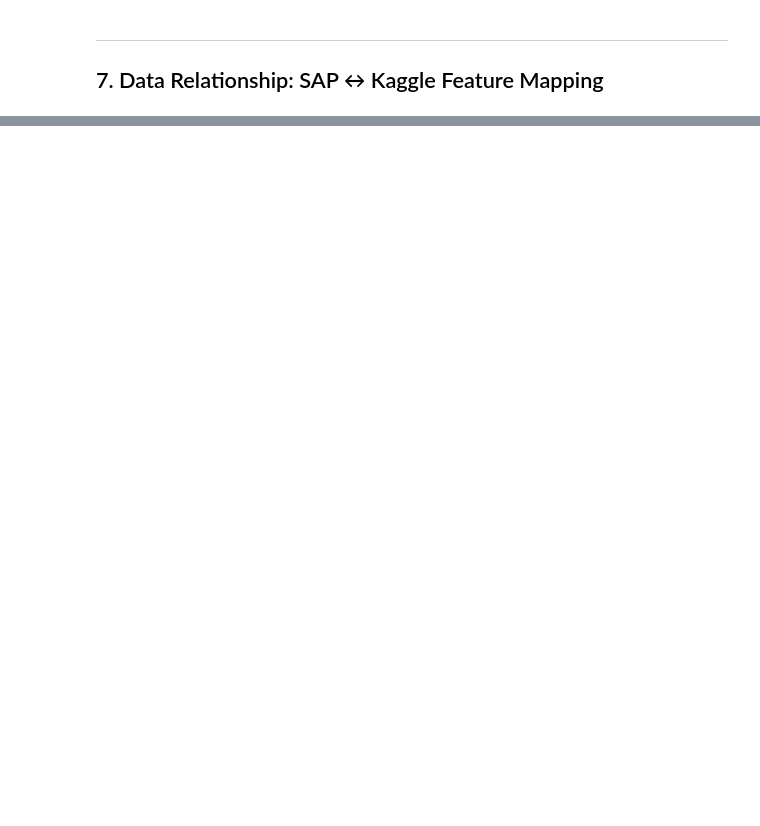
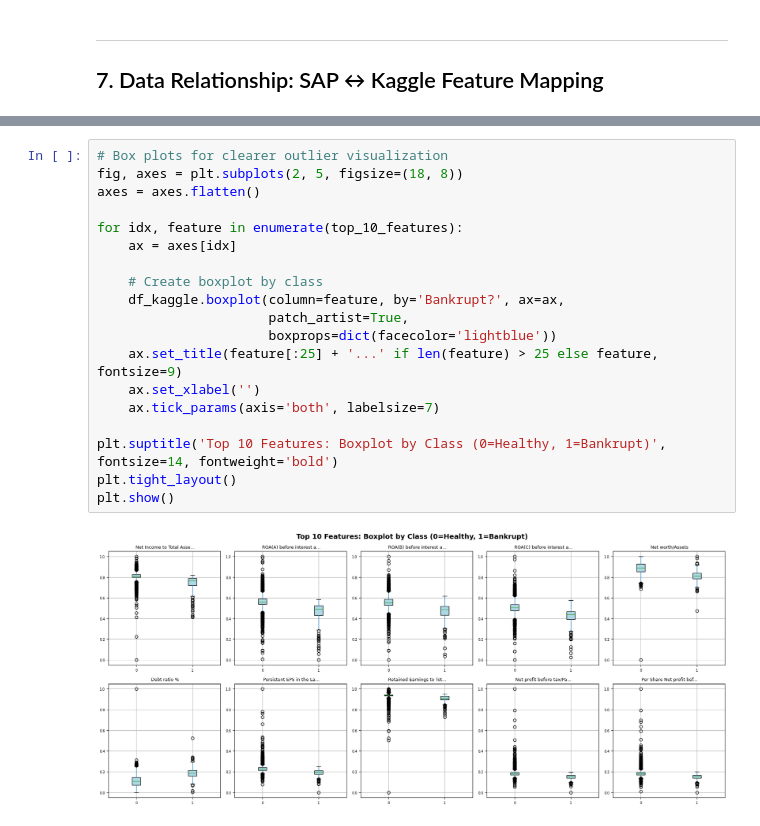
Before and after one commit to O-2wice/DS_Lab_Project, a Jupyter notebook: notebooks/01_EDA_and_Preprocessing.ipynb, the cells around one changed output, grey strips where cells are left out. Drawn from its saved outputs; the diff is of its cells as text; blank space fills up the shorter version.

```diff
--- a/notebooks/01_EDA_and_Preprocessing.ipynb
+++ b/notebooks/01_EDA_and_Preprocessing.ipynb
@@ -229,0 +373,21 @@ feature_mapping
+# %%
+# Box plots for clearer outlier visualization
+fig, axes = plt.subplots(2, 5, figsize=(18, 8))
+axes = axes.flatten()
+
+for idx, feature in enumerate(top_10_features):
+    ax = axes[idx]
+
+    # Create boxplot by class
+    df_kaggle.boxplot(column=feature, by='Bankrupt?', ax=ax,
+                      patch_artist=True,
+                      boxprops=dict(facecolor='lightblue'))
+    ax.set_title(feature[:25] + '...' if len(feature) > 25 else feature, fontsize=9)
+    ax.set_xlabel('')
+    ax.tick_params(axis='both', labelsize=7)
+
+plt.suptitle('Top 10 Features: Boxplot by Class (0=Healthy, 1=Bankrupt)', fontsize=14, fontweight='bold')
+plt.tight_layout()
+plt.show()
+# %% [output]
+[figure, added]
```
Also changed, not shown: parts of 40 cells of this notebook, 8 other files.
